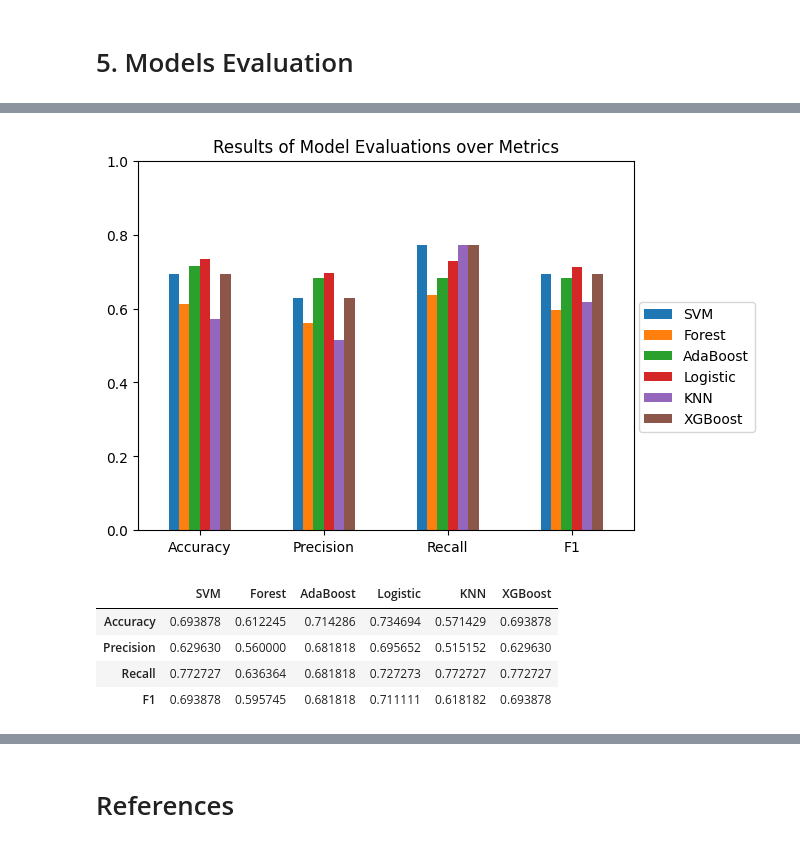
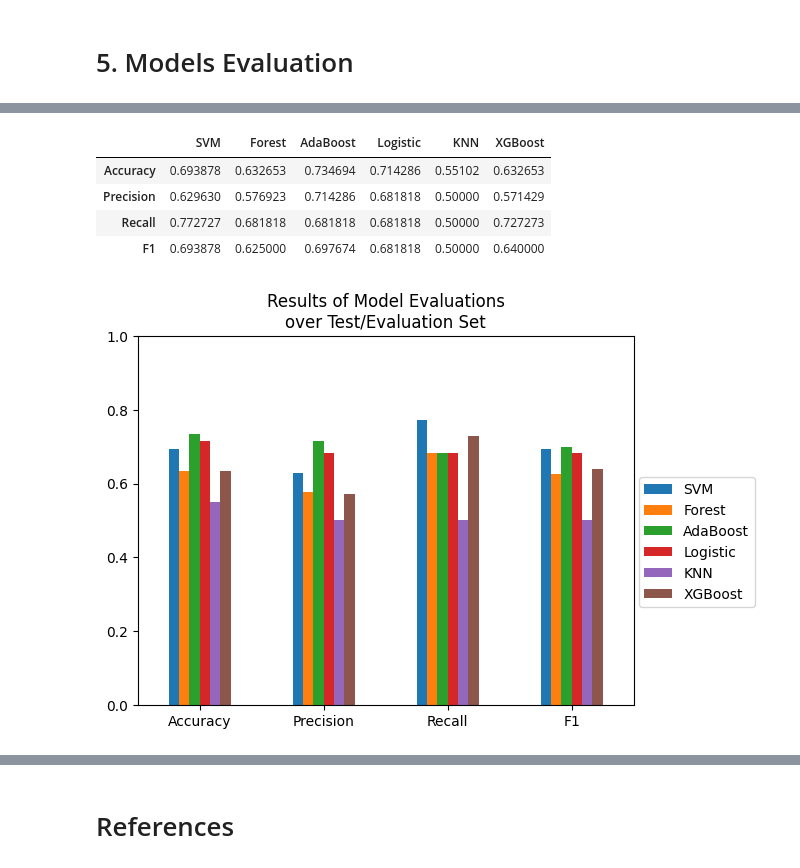
Before and after one commit to alexisuaguilaru/Plant_Growth_Model, a Jupyter notebook: Model/MachineLearningModel.ipynb, the cells around one changed output, grey strips where cells are left out. Drawn from its saved outputs; the diff is of its cells as text; code cells hidden in the pictures.

Commit message:
ADD & MOD at model evaluation into MLModels

```diff
--- a/Model/MachineLearningModel.ipynb
+++ b/Model/MachineLearningModel.ipynb
@@ -22,6 +22,26 @@ import matplotlib.pyplot as plt
 
 import os
 import pickle
+# %%
+def EvaluateModelsOverDataset(Models:list[str],Dataset_X:pd.DataFrame,Dataset_y:pd.Series,TypeDataset:str) -> pd.DataFrame:
+    Metrics = [accuracy_score,precision_score,recall_score,f1_score]
+    Global_Variables = globals()
+
+    evaluation_results = {}
+    for model_name in Models:
+        y_predictions = Global_Variables[f'Best_{model_name}'].predict(Dataset_X)
+        evaluation_results[f'{model_name}'] = [metric(Dataset_y,y_predictions) for metric in Metrics]
+
+    EvaluationsResults = pd.DataFrame(evaluation_results)
+    EvaluationsResults.rename(index={0:'Accuracy',1:'Precision',2:'Recall',3:'F1'},inplace=True)
+
+    fig , axes = plt.subplots()
+    axes.set_title(f'Results of Model Evaluations\nover {TypeDataset} Set',size=12)
+    EvaluationsResults.plot(kind='bar',rot=0,ax=axes,legend=False)
+    axes.set_ylim(0,1)
+    fig.legend(bbox_to_anchor=(1.1,0.6))
+
+    return EvaluationsResults
 # %% [markdown]
 # 1. Load and Split Dataset
 # %%
@@ -485,23 +500,11 @@ for model_name in Model_Architectures:
-# %%
-# Plotting results by metric
-
-EvaluationsResults = pd.DataFrame(evaluation_results)
-EvaluationsResults.rename(index={0:'Accuracy',1:'Precision',2:'Recall',3:'F1'},inplace=True)
-
-fig , axes = plt.subplots()
-axes.set_title('Results of Model Evaluations over Metrics')
-EvaluationsResults.plot(kind='bar',rot=0,ax=axes,legend=False)
-axes.set_ylim(0,1)
-fig.legend(bbox_to_anchor=(1.1,0.6));
-# %% [output]
-[figure, removed]
-# %%
-# Tabular results
-
-EvaluationsResults
-# %% [output]
-|  | SVM | Forest | AdaBoost | Logistic | KNN | XGBoost |
-| Accuracy | 0.693878 | 0.612245 | 0.714286 | 0.734694 | 0.571429 | 0.693878 |
-| Precision | 0.629630 | 0.560000 | 0.681818 | 0.695652 | 0.515152 | 0.629630 |
-| Recall | 0.772727 | 0.636364 | 0.681818 | 0.727273 | 0.772727 | 0.772727 |
-| F1 | 0.693878 | 0.595745 | 0.681818 | 0.711111 | 0.618182 | 0.693878 |
+# %%
+# Evaluating models over test set
+
+EvaluateModelsOverDataset(Model_Architectures,X_test,y_test,'Test/Evaluation')
+# %% [output]
+|  | SVM | Forest | AdaBoost | Logistic | KNN | XGBoost |
+| Accuracy | 0.693878 | 0.632653 | 0.734694 | 0.714286 | 0.55102 | 0.632653 |
+| Precision | 0.629630 | 0.576923 | 0.714286 | 0.681818 | 0.50000 | 0.571429 |
+| Recall | 0.772727 | 0.681818 | 0.681818 | 0.681818 | 0.50000 | 0.727273 |
+| F1 | 0.693878 | 0.625000 | 0.697674 | 0.681818 | 0.50000 | 0.640000 |
+[figure, added]
```
Also changed, not shown: parts of 9 cells of this notebook, 7 other files.
